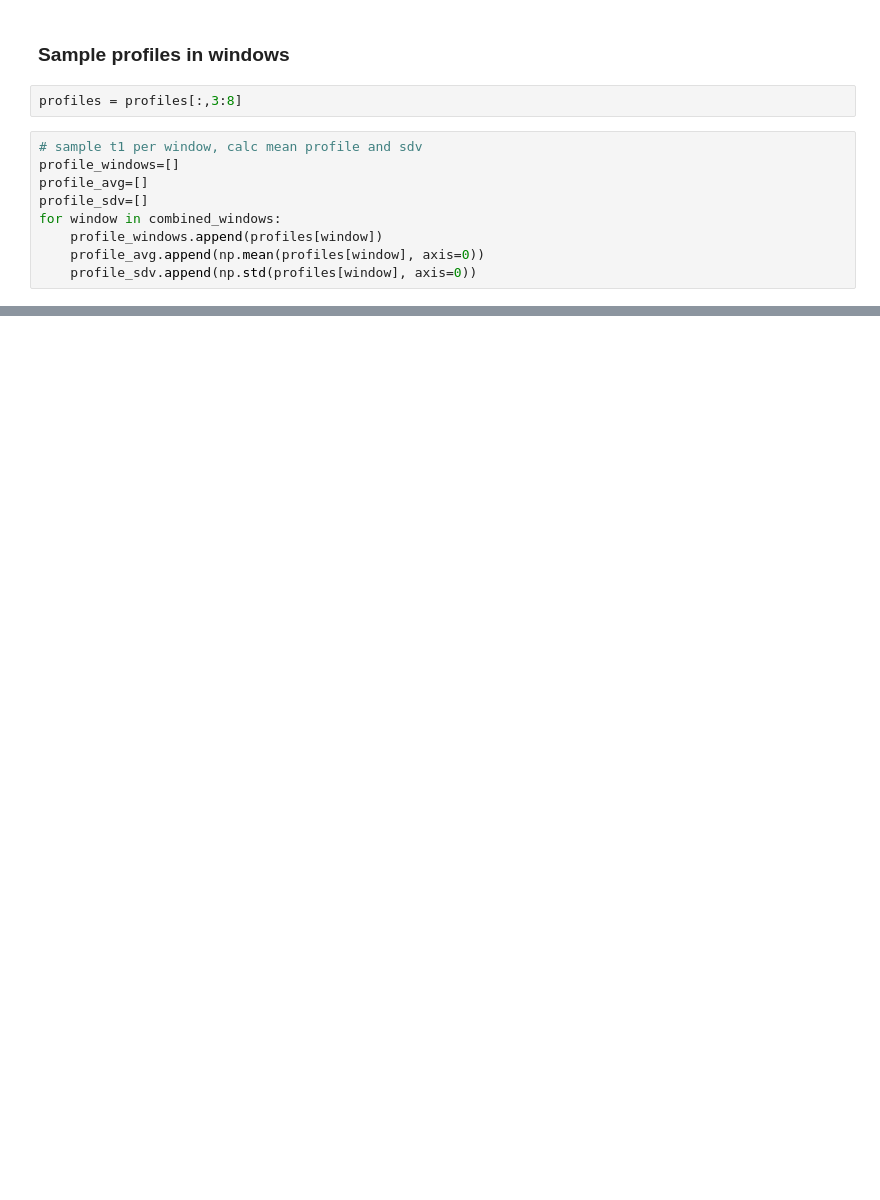
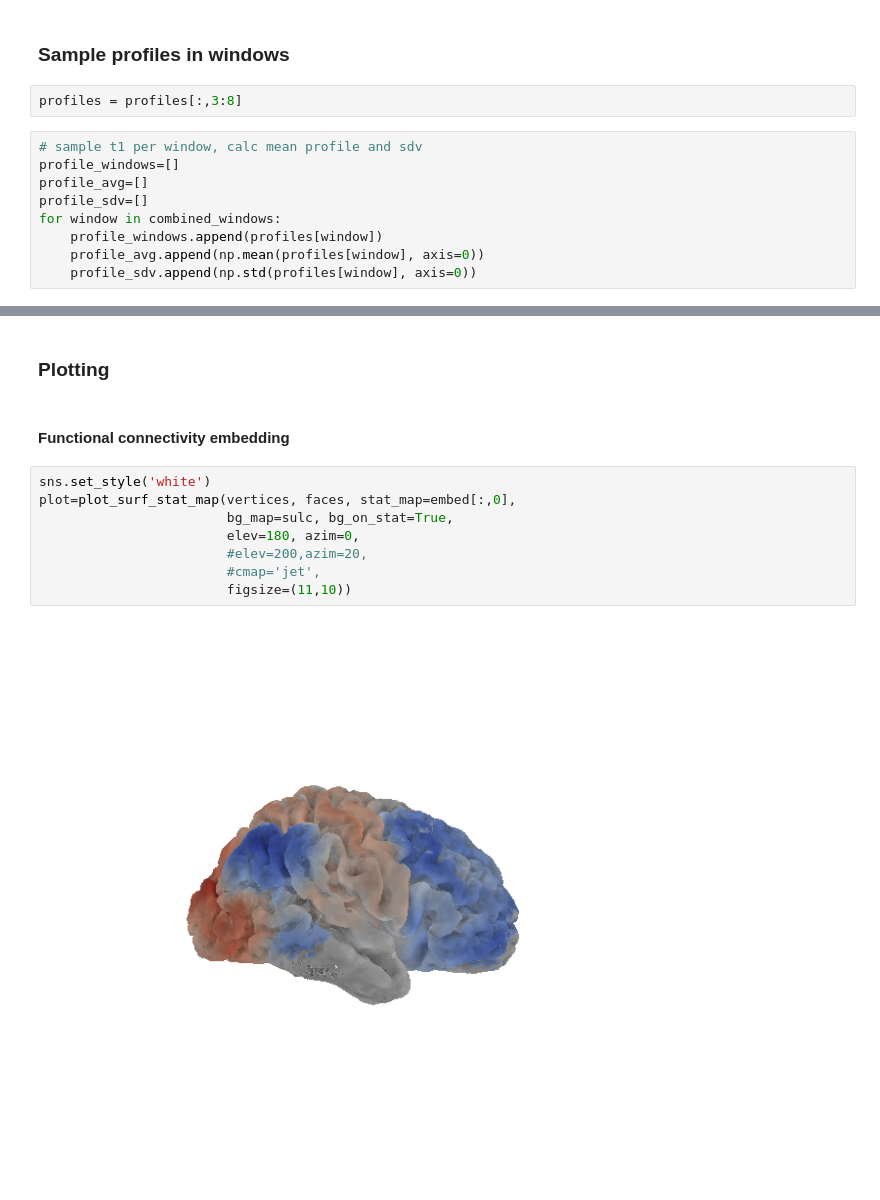
Before and after one commit to juhuntenburg/myelinconnect, a Jupyter notebook: notebooks/path_embedding.ipynb, the cells around one changed output, grey strips where cells are left out. Saved outputs shown, nothing was run; the diff lists cells and outputs as text; blank space fills up the shorter version.

```diff
--- a/notebooks/path_embedding.ipynb
+++ b/notebooks/path_embedding.ipynb
@@ -204,0 +129,14 @@ for window in combined_windows:
+# %% [markdown]
+### Plotting
+# %% [markdown]
+#### Functional connectivity embedding
+# %%
+sns.set_style('white')
+plot=plot_surf_stat_map(vertices, faces, stat_map=embed[:,0],
+                        bg_map=sulc, bg_on_stat=True,
+                        elev=180, azim=0,
+                        #elev=200,azim=20,
+                        #cmap='jet',
+                        figsize=(11,10))
+# %% [output]
+[figure, added]
```
Also changed, not shown: parts of 48 cells of this notebook.
